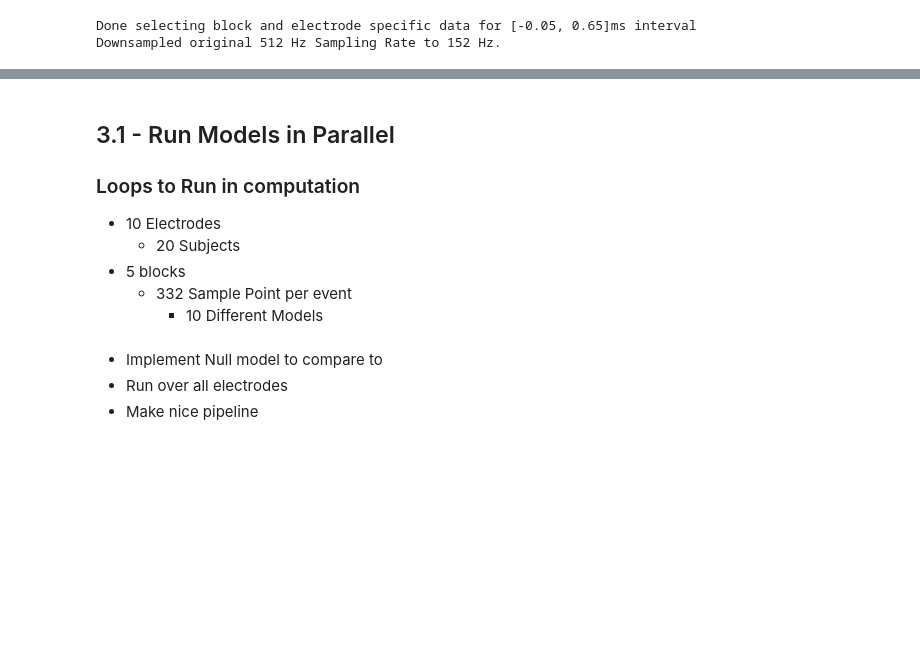
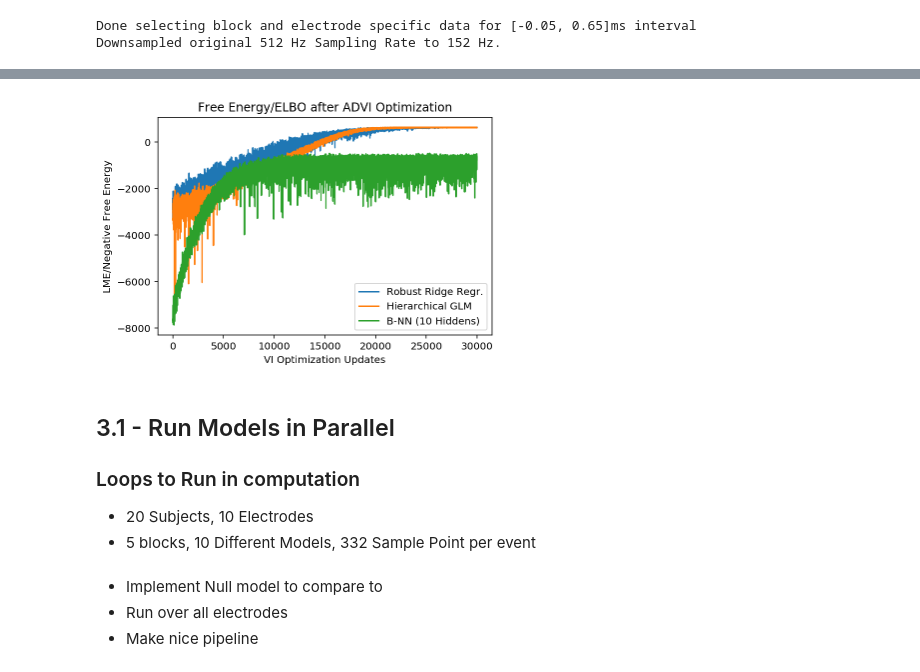
Before and after one commit to RobertTLange/SequentialBayesianLearning, a Jupyter notebook: workspace.ipynb, the cells around one changed output, grey strips where cells are left out. Saved outputs shown, nothing was run; the diff lists cells and outputs as text; code cells hidden in the pictures; blank space fills up the shorter version.

Commit message:
Log 22/02/19a - Plot LME

```diff
--- a/workspace.ipynb
+++ b/workspace.ipynb
@@ -289,11 +297,12 @@ print("LME for 10th Sample - Bayesian NN with PS for AP: {}""".format(lme_bayes_
+# %%
+plot_free_energy([lme_ols, lme_hierarchical, lme_bayes_nn])
+# %% [output]
+[figure, added]
 # %% [markdown]
 ## 3.1 - Run Models in Parallel
 ### Loops to Run in computation
-- 10 Electrodes
-    - 20 Subjects
-- 5 blocks
-    - 332 Sample Point per event
-        - 10 Different Models
+- 20 Subjects, 10 Electrodes
+- 5 blocks, 10 Different Models, 332 Sample Point per event
 # %%
 import multiprocessing
 from functools import partial
```
Also changed, not shown: parts of 11 cells of this notebook, 3 other files.
